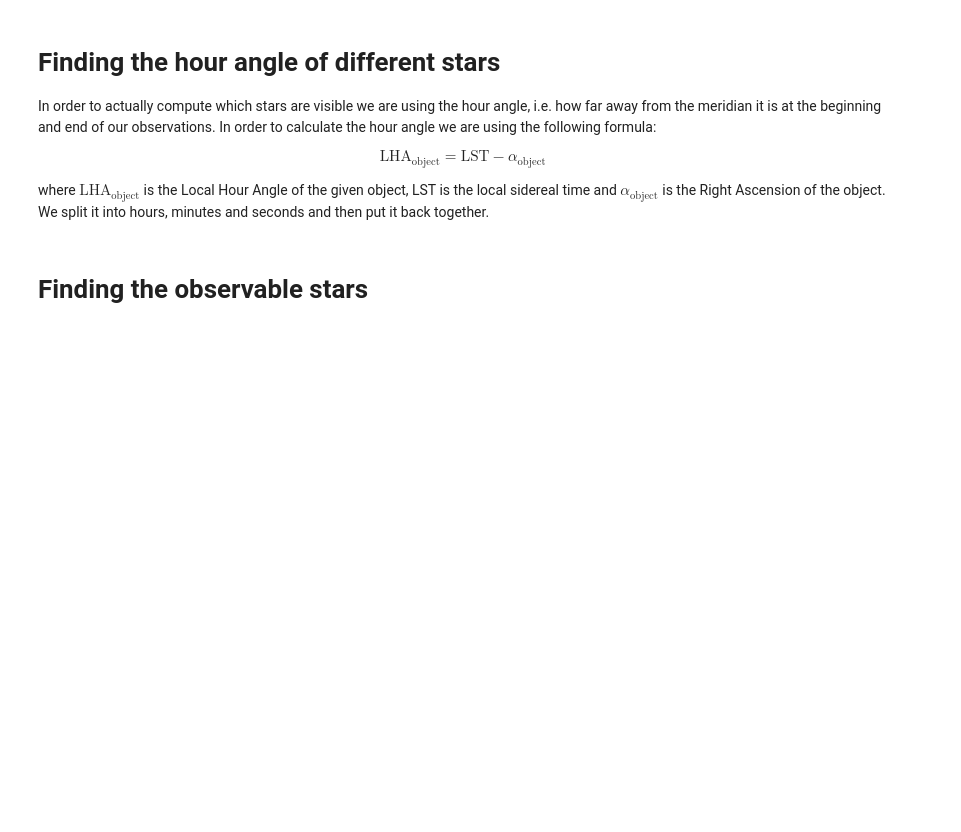
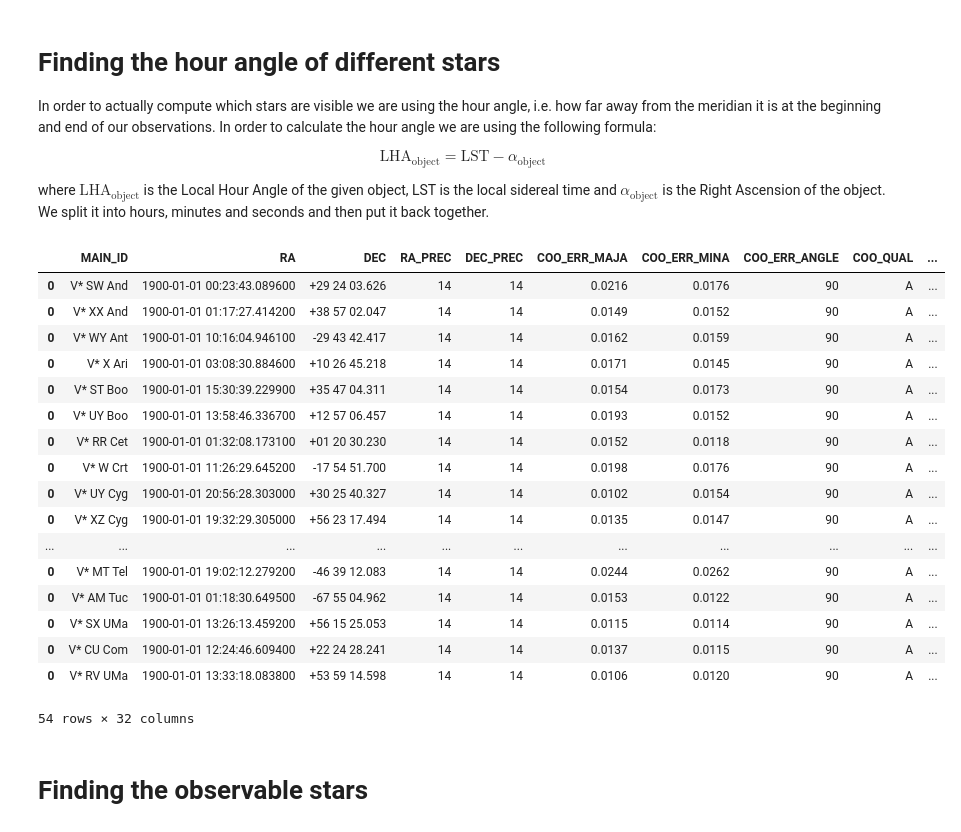
Before and after one commit to npi2015/Mphys-project, a Jupyter notebook: Notebooks/visble_from_bath.ipynb, the cells around one changed output. Saved outputs shown, nothing was run; the diff lists cells and outputs as text; code cells hidden in the pictures; blank space fills up the shorter version.

```diff
--- a/Notebooks/visble_from_bath.ipynb
+++ b/Notebooks/visble_from_bath.ipynb
@@ -154,6 +154,27 @@ for start_ha, start_ha_index, end_ha, end_ha_index in zip(start_ha_series, start
 # %%
 simbad_df['Start hour angle folded'] = start_ha_series.values
 simbad_df['End hour angle folded'] = end_ha_series.values
+# %%
+simbad_df
+# %% [output]
+|  | MAIN_ID | RA | DEC | RA_PREC | DEC_PREC | COO_ERR_MAJA | COO_ERR_MINA | COO_ERR_ANGLE | COO_QUAL | ... |
+| 0 | V* SW And | 1900-01-01 00:23:43.089600 | +29 24 03.626 | 14 | 14 | 0.0216 | 0.0176 | 90 | A | ... |
+| 0 | V* XX And | 1900-01-01 01:17:27.414200 | +38 57 02.047 | 14 | 14 | 0.0149 | 0.0152 | 90 | A | ... |
+| 0 | V* WY Ant | 1900-01-01 10:16:04.946100 | -29 43 42.417 | 14 | 14 | 0.0162 | 0.0159 | 90 | A | ... |
+| 0 | V* X Ari | 1900-01-01 03:08:30.884600 | +10 26 45.218 | 14 | 14 | 0.0171 | 0.0145 | 90 | A | ... |
+| 0 | V* ST Boo | 1900-01-01 15:30:39.229900 | +35 47 04.311 | 14 | 14 | 0.0154 | 0.0173 | 90 | A | ... |
+| 0 | V* UY Boo | 1900-01-01 13:58:46.336700 | +12 57 06.457 | 14 | 14 | 0.0193 | 0.0152 | 90 | A | ... |
+| 0 | V* RR Cet | 1900-01-01 01:32:08.173100 | +01 20 30.230 | 14 | 14 | 0.0152 | 0.0118 | 90 | A | ... |
+| 0 | V* W Crt | 1900-01-01 11:26:29.645200 | -17 54 51.700 | 14 | 14 | 0.0198 | 0.0176 | 90 | A | ... |
+| 0 | V* UY Cyg | 1900-01-01 20:56:28.303000 | +30 25 40.327 | 14 | 14 | 0.0102 | 0.0154 | 90 | A | ... |
+| 0 | V* XZ Cyg | 1900-01-01 19:32:29.305000 | +56 23 17.494 | 14 | 14 | 0.0135 | 0.0147 | 90 | A | ... |
+| ... | ... | ... | ... | ... | ... | ... | ... | ... | ... | ... |
+| 0 | V* MT Tel | 1900-01-01 19:02:12.279200 | -46 39 12.083 | 14 | 14 | 0.0244 | 0.0262 | 90 | A | ... |
+| 0 | V* AM Tuc | 1900-01-01 01:18:30.649500 | -67 55 04.962 | 14 | 14 | 0.0153 | 0.0122 | 90 | A | ... |
+| 0 | V* SX UMa | 1900-01-01 13:26:13.459200 | +56 15 25.053 | 14 | 14 | 0.0115 | 0.0114 | 90 | A | ... |
+| 0 | V* CU Com | 1900-01-01 12:24:46.609400 | +22 24 28.241 | 14 | 14 | 0.0137 | 0.0115 | 90 | A | ... |
+| 0 | V* RV UMa | 1900-01-01 13:33:18.083800 | +53 59 14.598 | 14 | 14 | 0.0106 | 0.0120 | 90 | A | ... |
+54 rows × 32 columns
 # %% [markdown]
 # Finding the observable stars
 # %% [markdown]
```
Also changed, not shown: parts of 7 cells of this notebook.
